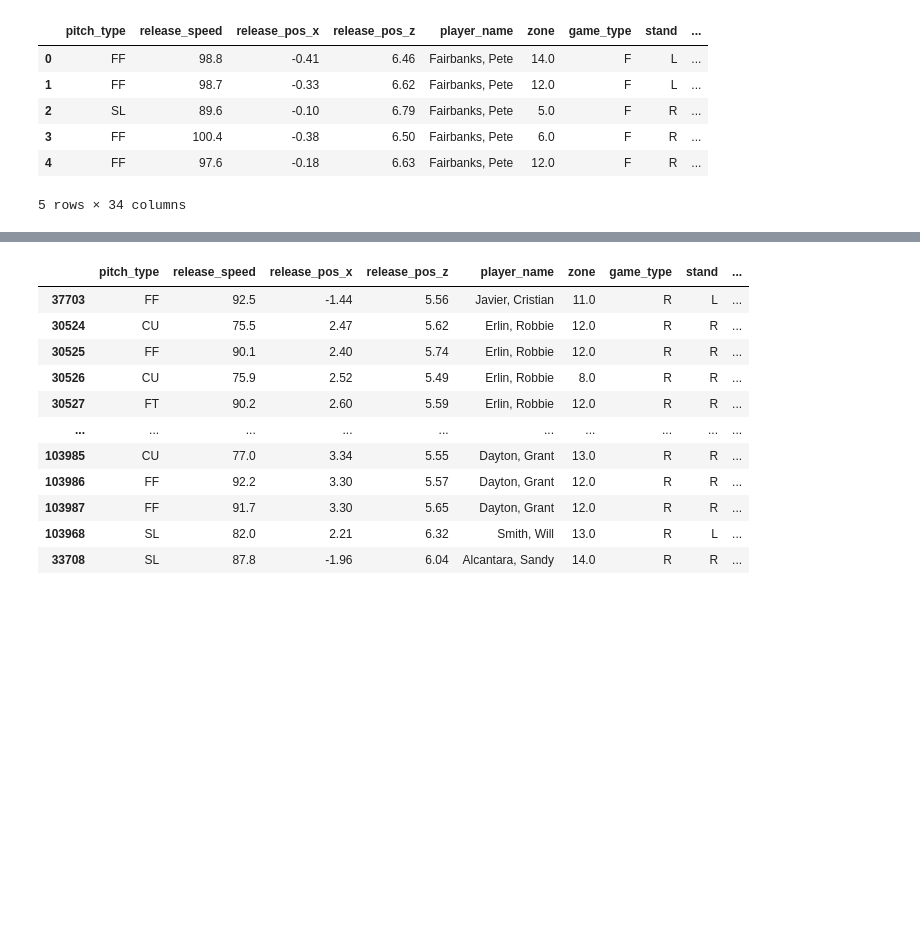
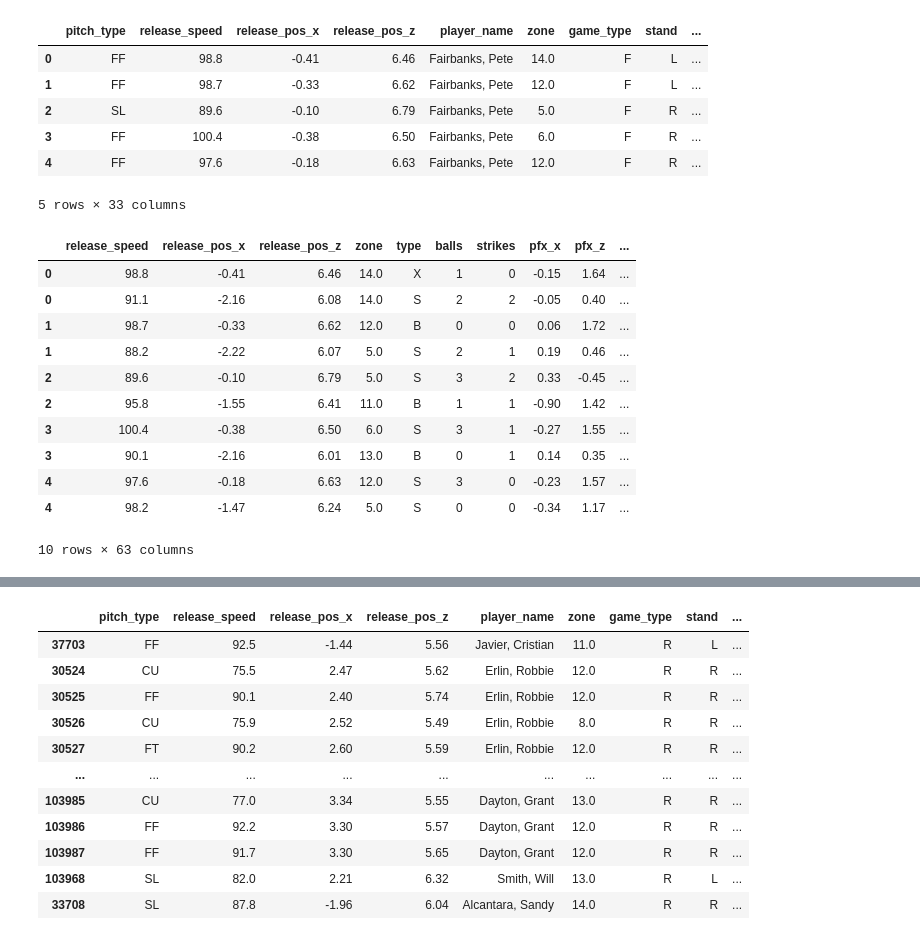
Before and after one commit to KarenMashburn/team-country-music, a Jupyter notebook: Data Cleaning.ipynb, the cells around one changed output, grey strips where cells are left out. Saved outputs shown, nothing was run; the diff lists cells and outputs as text; code cells hidden in the pictures; blank space fills up the shorter version.

```diff
--- a/Data Cleaning.ipynb
+++ b/Data Cleaning.ipynb
@@ -3,13 +4,13 @@ import pandas as pd
 # %%
 # Read in Csvs
 
-df = pd.read_csv('Statcast_2020.csv')
-df19 = pd.read_csv('Statcast_2019.csv')
+df = pd.read_csv('resources/Statcast_2020.csv')
+df19 = pd.read_csv('resources/Statcast_2019.csv')
 
 # Merge years and picks columns
 
 df_merge = df.append(df19)
-df_clean = df_merge[['pitch_type','release_speed','release_pos_x','release_pos_z','player_name','zone','game_type','stand','p_throws','type','balls','strikes','pfx_x','pfx_z','plate_x','plate_z','inning','vx0','vy0','ax','ay','az','sz_top','sz_bot','effective_speed','release_spin_rate','release_extension','release_pos_y','at_bat_number','pitch_number','pitch_name','spin_axis','delta_home_win_exp','delta_run_exp']]
+df_clean = df_merge[['pitch_type','release_speed','release_pos_x','release_pos_z','player_name','zone','game_type','stand','p_throws','type','balls','strikes','pfx_x','pfx_z','plate_x','plate_z','inning','vx0','vy0','ax','ay','az','sz_top','sz_bot','effective_speed','release_spin_rate','release_extension','release_pos_y','at_bat_number','pitch_number','spin_axis','delta_home_win_exp','delta_run_exp']]
 df_clean.head()
 # %% [output]
 |  | pitch_type | release_speed | release_pos_x | release_pos_z | player_name | zone | game_type | stand | ... |
@@ -18,7 +19,50 @@ df_clean.head()
 | 2 | SL | 89.6 | -0.10 | 6.79 | Fairbanks, Pete | 5.0 | F | R | ... |
 | 3 | FF | 100.4 | -0.38 | 6.50 | Fairbanks, Pete | 6.0 | F | R | ... |
 | 4 | FF | 97.6 | -0.18 | 6.63 | Fairbanks, Pete | 12.0 | F | R | ... |
-5 rows × 34 columns
+5 rows × 33 columns
+# %%
+# Prepare pitcher data for sql
+
+# Generate categorical variable list
+pitch_cat = df_clean.dtypes[df_clean.dtypes == 'object'].index.tolist()
+pitch_cat.remove('type')
+pitch_cat.remove('player_name')
+
+# Create a OneHotEncoder instance
+enc = OneHotEncoder(sparse = False)
+
+# Fit and transform the OneHotEncoder using the categorical variable list
+encode_df = pd.DataFrame(enc.fit_transform(df_clean[pitch_cat]))
+
+# Add the encoded varibale names to the DataFrame
+encode_df.columns = enc.get_feature_names(pitch_cat)
+
+
+# Merge one-hot encoded features and drop the originals
+df_encode = df_clean.merge(
+    encode_df,
+    left_index = True,
+    right_index = True
+).drop(pitch_cat, 1)
+
+# Drop superfluous columns and add back players_name
+df_encode.drop(columns = ['player_name','stand_L'], axis = 1, inplace = True)
+df_encode['player_name']=df_clean['player_name'].values
+
+df_encode.head(10)
+# %% [output]
+|  | release_speed | release_pos_x | release_pos_z | zone | type | balls | strikes | pfx_x | pfx_z | ... |
+| 0 | 98.8 | -0.41 | 6.46 | 14.0 | X | 1 | 0 | -0.15 | 1.64 | ... |
+| 0 | 91.1 | -2.16 | 6.08 | 14.0 | S | 2 | 2 | -0.05 | 0.40 | ... |
+| 1 | 98.7 | -0.33 | 6.62 | 12.0 | B | 0 | 0 | 0.06 | 1.72 | ... |
+| 1 | 88.2 | -2.22 | 6.07 | 5.0 | S | 2 | 1 | 0.19 | 0.46 | ... |
+| 2 | 89.6 | -0.10 | 6.79 | 5.0 | S | 3 | 2 | 0.33 | -0.45 | ... |
+| 2 | 95.8 | -1.55 | 6.41 | 11.0 | B | 1 | 1 | -0.90 | 1.42 | ... |
+| 3 | 100.4 | -0.38 | 6.50 | 6.0 | S | 3 | 1 | -0.27 | 1.55 | ... |
+| 3 | 90.1 | -2.16 | 6.01 | 13.0 | B | 0 | 1 | 0.14 | 0.35 | ... |
+| 4 | 97.6 | -0.18 | 6.63 | 12.0 | S | 3 | 0 | -0.23 | 1.57 | ... |
+| 4 | 98.2 | -1.47 | 6.24 | 5.0 | S | 0 | 0 | -0.34 | 1.17 | ... |
+10 rows × 63 columns
 # %%
 # Create Top Pitcher Databases
 
```
Also changed, not shown: parts of 6 cells of this notebook, 9 other files.
